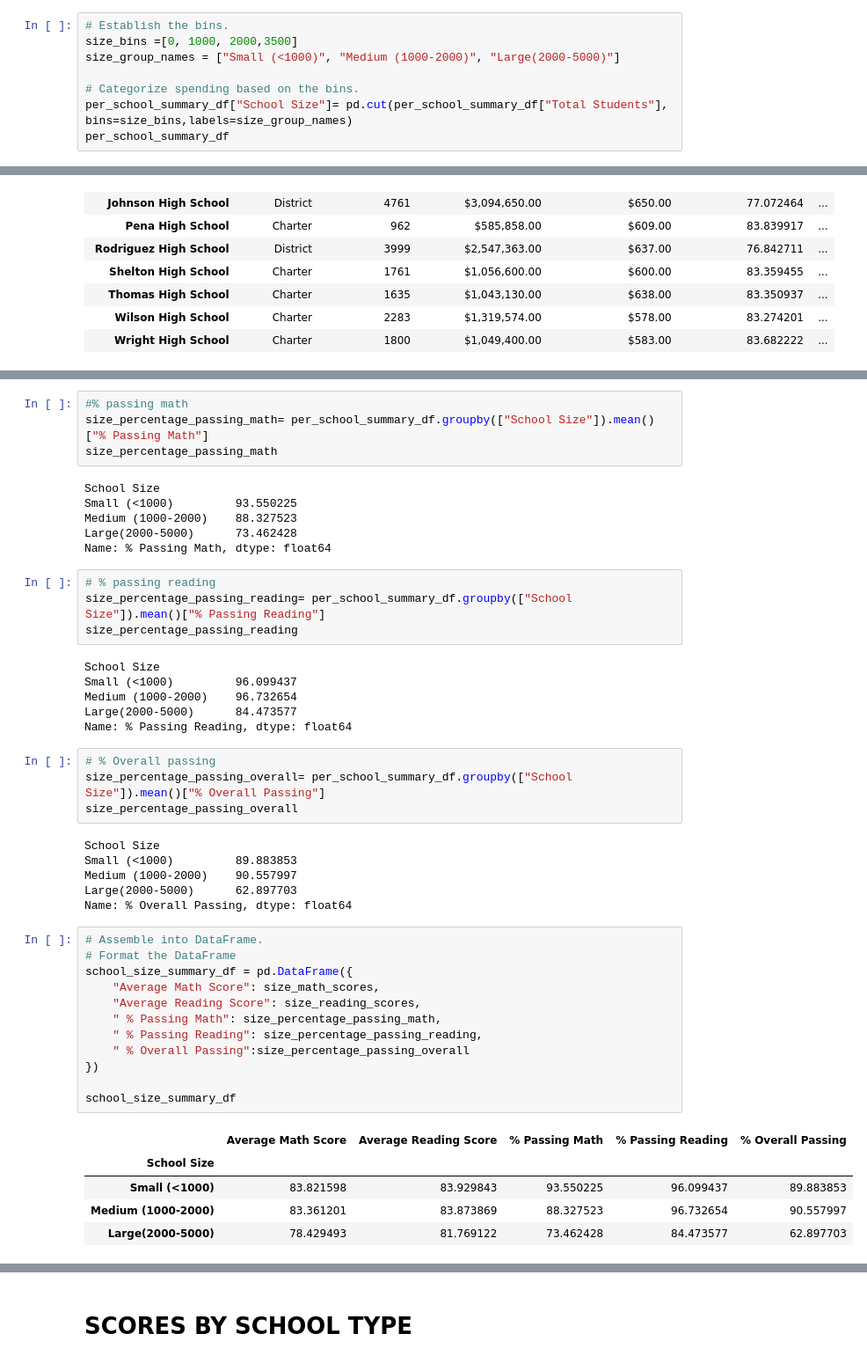
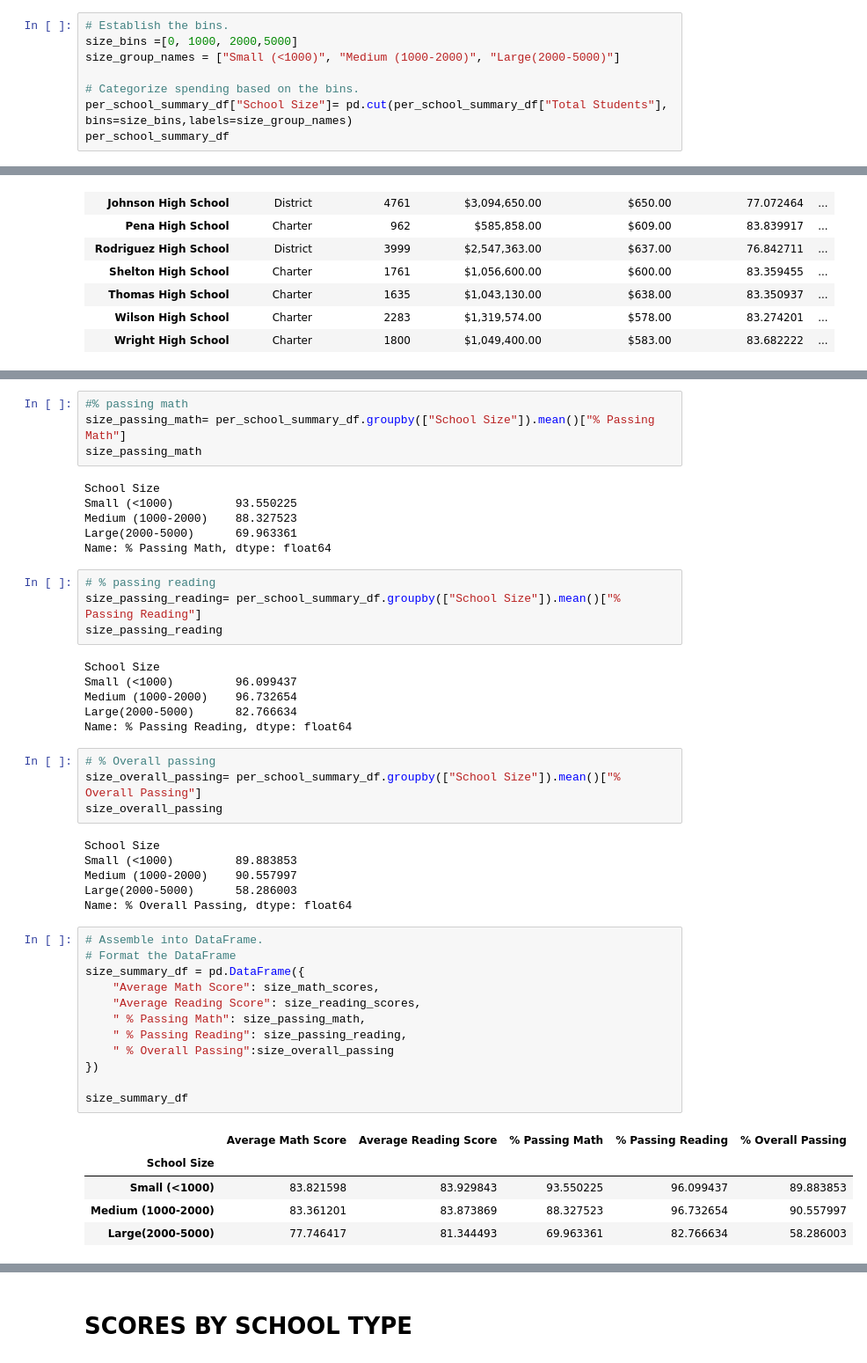
Before and after one commit to COLLAFF2/School_District_Analysis, a Jupyter notebook: PyCitySchools_Challenge_starter_code.ipynb, the cells around one changed output, grey strips where cells are left out. Shown at 88% size. Drawn from its saved outputs; the diff is of its cells as text.

```diff
--- a/PyCitySchools_Challenge_starter_code.ipynb
+++ b/PyCitySchools_Challenge_starter_code.ipynb
@@ -996,7 +996,7 @@ spending_summary_df
 # SCORES BY SCHOOL SIZE
 # %%
 # Establish the bins.
-size_bins =[0, 1000, 2000,3500]
+size_bins =[0, 1000, 2000,5000]
 size_group_names = ["Small (<1000)", "Medium (1000-2000)", "Large(2000-5000)"]
 
 # Categorize spending based on the bins.
@@ -1042,51 +1042,51 @@ Large(2000-5000)      81.769122
 Name: Average Reading Score, dtype: float64
 # %%
 #% passing math
-size_percentage_passing_math= per_school_summary_df.groupby(["School Size"]).mean()["% Passing Math"]
-size_percentage_passing_math
+size_passing_math= per_school_summary_df.groupby(["School Size"]).mean()["% Passing Math"]
+size_passing_math
 # %% [output]
 School Size
 Small (<1000)         93.550225
 Medium (1000-2000)    88.327523
-Large(2000-5000)      73.462428
+Large(2000-5000)      69.963361
 Name: % Passing Math, dtype: float64
 # %%
 # % passing reading
-size_percentage_passing_reading= per_school_summary_df.groupby(["School Size"]).mean()["% Passing Reading"]
-size_percentage_passing_reading
+size_passing_reading= per_school_summary_df.groupby(["School Size"]).mean()["% Passing Reading"]
+size_passing_reading
 # %% [output]
 School Size
 Small (<1000)         96.099437
 Medium (1000-2000)    96.732654
-Large(2000-5000)      84.473577
+Large(2000-5000)      82.766634
 Name: % Passing Reading, dtype: float64
 # %%
 # % Overall passing
-size_percentage_passing_overall= per_school_summary_df.groupby(["School Size"]).mean()["% Overall Passing"]
-size_percentage_passing_overall
+size_overall_passing= per_school_summary_df.groupby(["School Size"]).mean()["% Overall Passing"]
+size_overall_passing
 # %% [output]
 School Size
 Small (<1000)         89.883853
 Medium (1000-2000)    90.557997
-Large(2000-5000)      62.897703
+Large(2000-5000)      58.286003
 Name: % Overall Passing, dtype: float64
 # %%
 # Assemble into DataFrame.
 # Format the DataFrame
-school_size_summary_df = pd.DataFrame({
+size_summary_df = pd.DataFrame({
     "Average Math Score": size_math_scores,
     "Average Reading Score": size_reading_scores,
-    " % Passing Math": size_percentage_passing_math,
-    " % Passing Reading": size_percentage_passing_reading,
-    " % Overall Passing":size_percentage_passing_overall
+    " % Passing Math": size_passing_math,
+    " % Passing Reading": size_passing_reading,
+    " % Overall Passing":size_overall_passing
 })
 
-school_size_summary_df
+size_summary_df
 # %% [output]
 |  | Average Math Score | Average Reading Score | % Passing Math | % Passing Reading | % Overall Passing |
 | School Size |  |  |  |  |  |
 | Small (<1000) | 83.821598 | 83.929843 | 93.550225 | 96.099437 | 89.883853 |
 | Medium (1000-2000) | 83.361201 | 83.873869 | 88.327523 | 96.732654 | 90.557997 |
-| Large(2000-5000) | 78.429493 | 81.769122 | 73.462428 | 84.473577 | 62.897703 |
+| Large(2000-5000) | 77.746417 | 81.344493 | 69.963361 | 82.766634 | 58.286003 |
 # %%
 # Format the DataFrame
```
Also changed, not shown: parts of 12 cells of this notebook.
